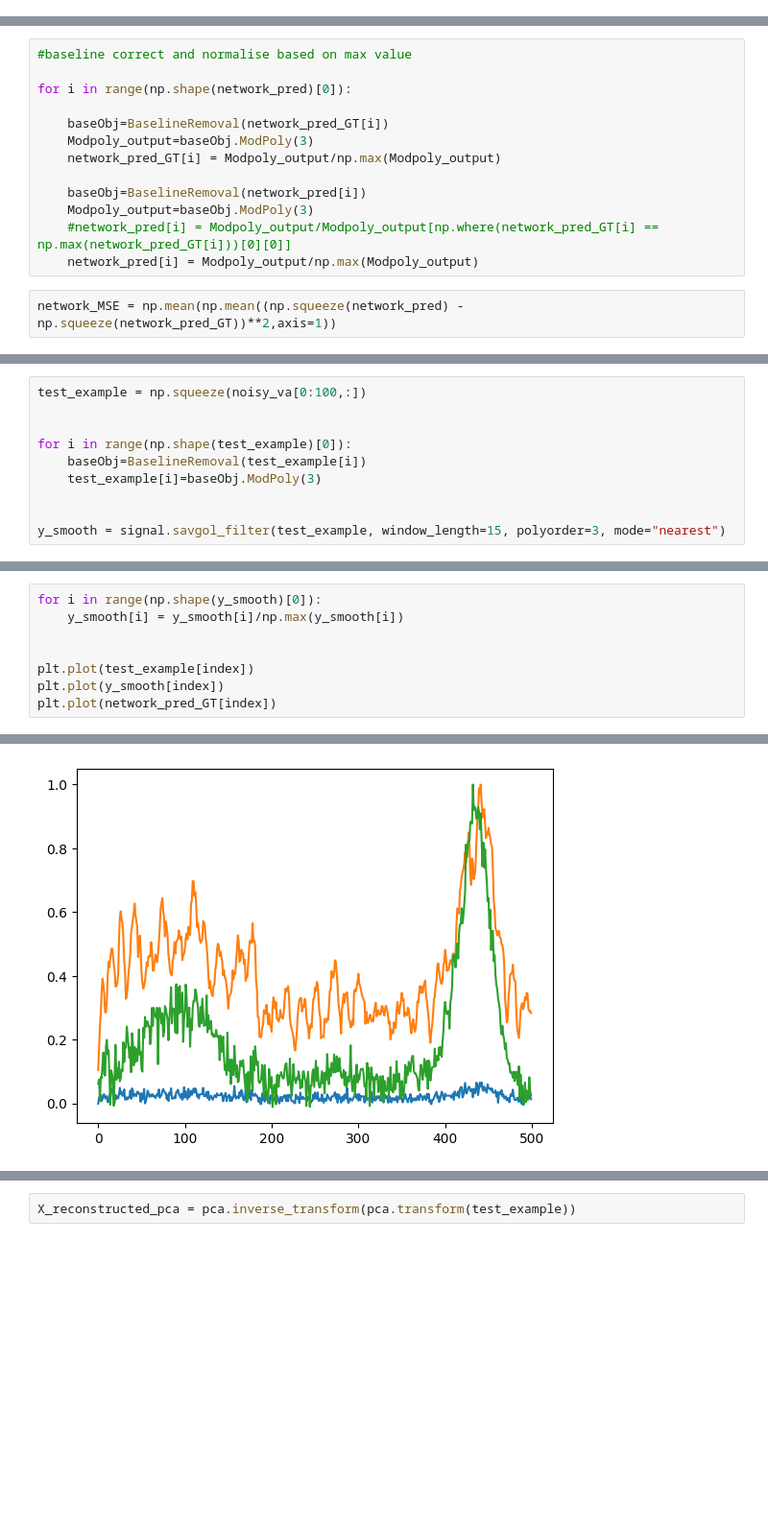
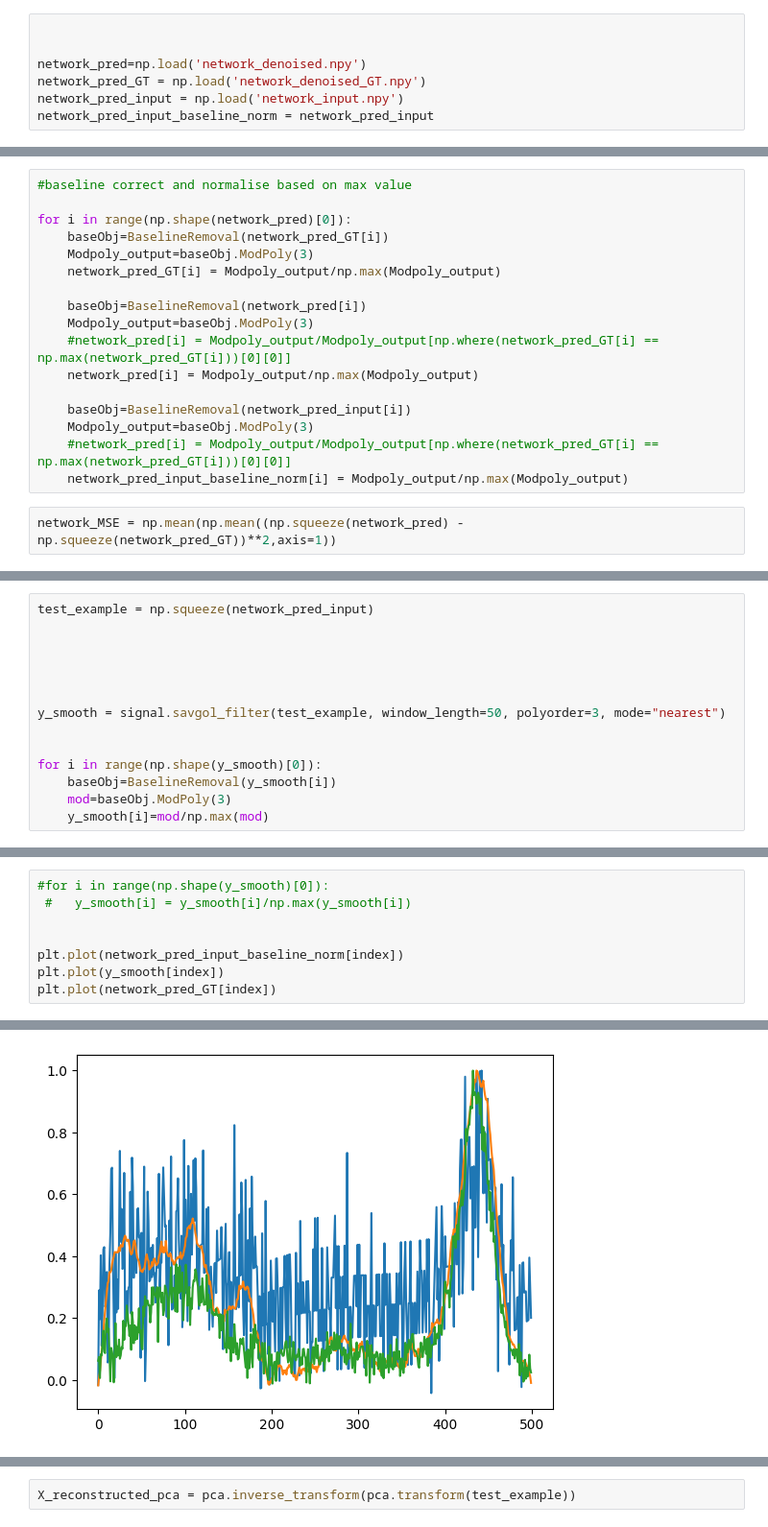
Before and after one commit to ciaranbench/spectral-denoising-cycleGAN, a Jupyter notebook: Classical_denoising.ipynb, the cells around one changed output, grey strips where cells are left out. Shown: that part at 96% size. Saved outputs shown, nothing was run; the diff lists cells and outputs as text; blank space fills up the shorter version.

```diff
--- a/Classical_denoising.ipynb
+++ b/Classical_denoising.ipynb
@@ -34,0 +37,7 @@ clean_va = np.load('ln_valid_set.npy')
+# %%
+
+
+network_pred=np.load('network_denoised.npy')
+network_pred_GT = np.load('network_denoised_GT.npy')
+network_pred_input = np.load('network_input.npy')
+network_pred_input_baseline_norm = network_pred_input
@@ -36,7 +66,6 @@ clean_va = np.load('ln_valid_set.npy')
 #baseline correct and normalise based on max value
 
 for i in range(np.shape(network_pred)[0]):
-
     baseObj=BaselineRemoval(network_pred_GT[i])
     Modpoly_output=baseObj.ModPoly(3)
     network_pred_GT[i] = Modpoly_output/np.max(Modpoly_output)
@@ -45,5 +74,10 @@ for i in range(np.shape(network_pred)[0]):
     Modpoly_output=baseObj.ModPoly(3)
     #network_pred[i] = Modpoly_output/Modpoly_output[np.where(network_pred_GT[i] == np.max(network_pred_GT[i]))[0][0]]
     network_pred[i] = Modpoly_output/np.max(Modpoly_output)
+
+    baseObj=BaselineRemoval(network_pred_input[i])
+    Modpoly_output=baseObj.ModPoly(3)
+    #network_pred[i] = Modpoly_output/Modpoly_output[np.where(network_pred_GT[i] == np.max(network_pred_GT[i]))[0][0]]
+    network_pred_input_baseline_norm[i] = Modpoly_output/np.max(Modpoly_output)
 # %%
 network_MSE = np.mean(np.mean((np.squeeze(network_pred) - np.squeeze(network_pred_GT))**2,axis=1))
@@ -60,13 +98,17 @@ plt.plot(network_pred_GT[index])
 # %%
-test_example = np.squeeze(noisy_va[0:100,:])
+test_example = np.squeeze(network_pred_input)
 
 
-for i in range(np.shape(test_example)[0]):
-    baseObj=BaselineRemoval(test_example[i])
-    test_example[i]=baseObj.ModPoly(3)
 
 
-y_smooth = signal.savgol_filter(test_example, window_length=15, polyorder=3, mode="nearest")
+
+y_smooth = signal.savgol_filter(test_example, window_length=50, polyorder=3, mode="nearest")
+
+
+for i in range(np.shape(y_smooth)[0]):
+    baseObj=BaselineRemoval(y_smooth[i])
+    mod=baseObj.ModPoly(3)
+    y_smooth[i]=mod/np.max(mod)
 # %%
 np.shape(y_smooth)
 # %% [output]
@@ -74,14 +116,14 @@ np.shape(y_smooth)
 # %%
-for i in range(np.shape(y_smooth)[0]):
-    y_smooth[i] = y_smooth[i]/np.max(y_smooth[i])
+#for i in range(np.shape(y_smooth)[0]):
+ #   y_smooth[i] = y_smooth[i]/np.max(y_smooth[i])
 
 
-plt.plot(test_example[index])
+plt.plot(network_pred_input_baseline_norm[index])
 plt.plot(y_smooth[index])
 plt.plot(network_pred_GT[index])
 # %% [output]
 [<matplotlib.lines.Line2D at 0x...>]
-[figure, old version]
+[figure, new version]
 # %%
 SG_MSE = np.mean(np.mean((np.squeeze(y_smooth) - np.squeeze(network_pred_GT))**2,axis=1))
 print(SG_MSE)
```
Also changed, not shown: parts of 16 cells of this notebook.
